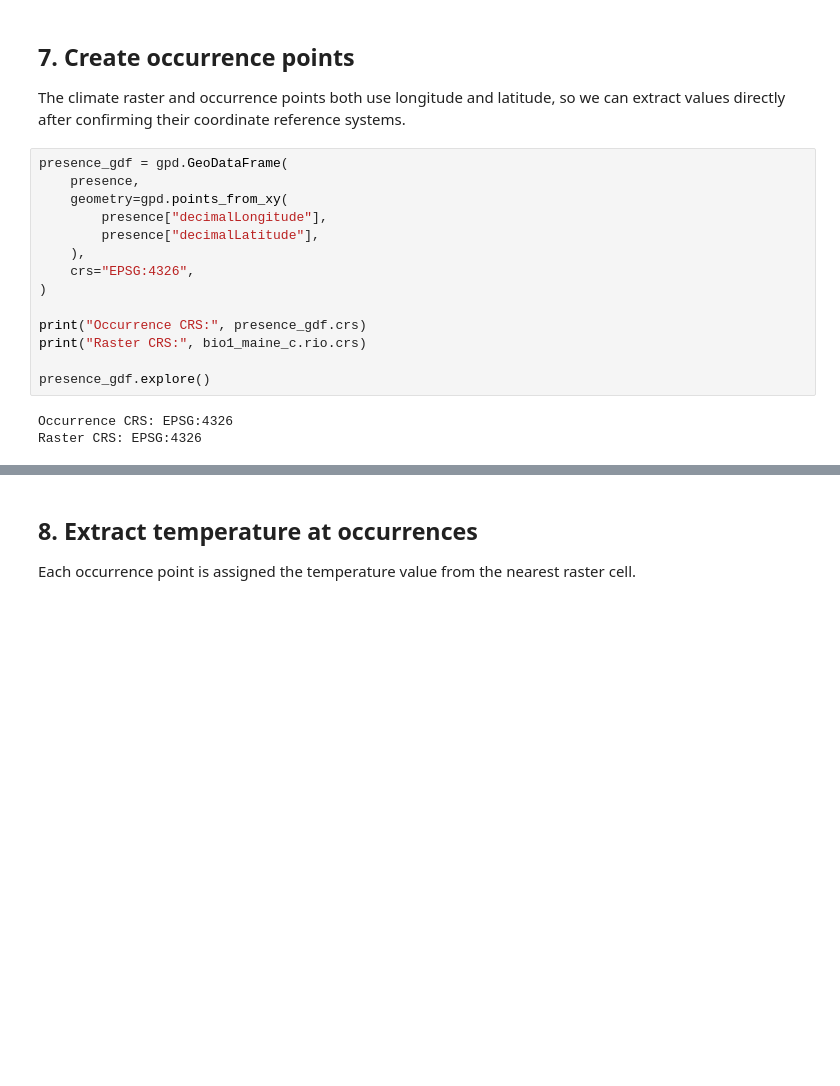
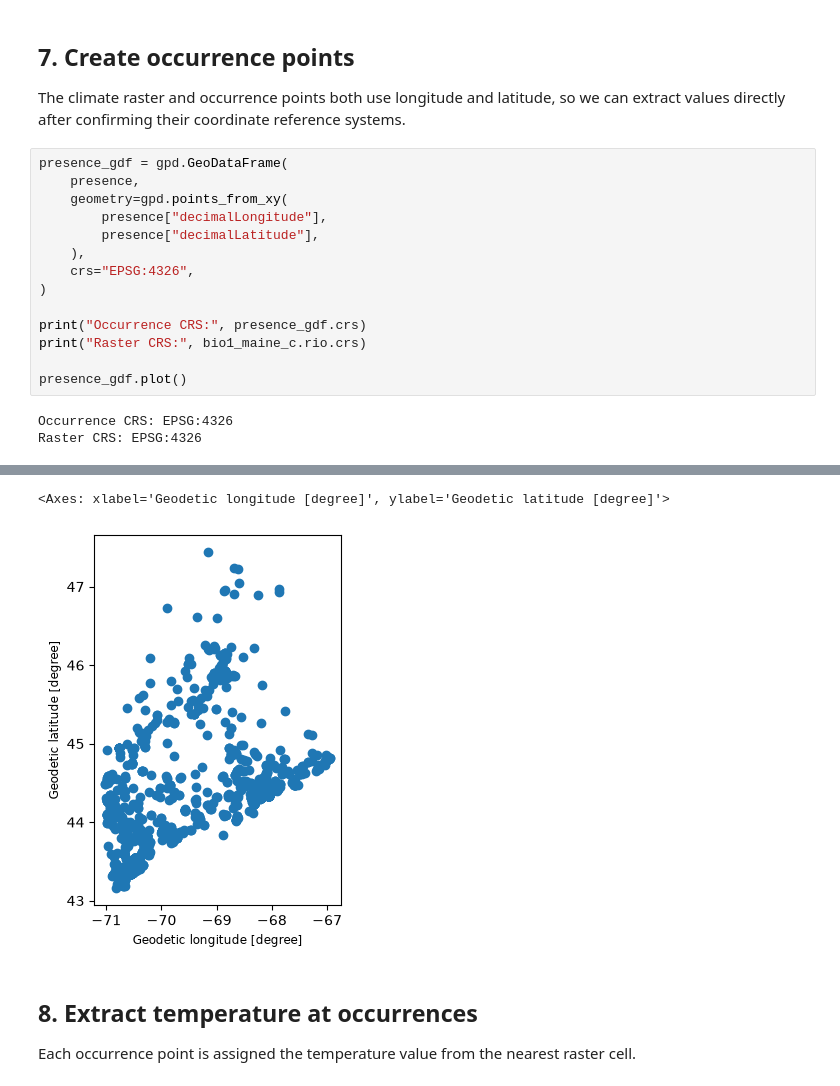
Before and after one commit to Braeclin/BIO597-SpatialBiodiversity, a Jupyter notebook: docs/labs/Lab06-FirstPrinciplesSDM.ipynb, the cells around one changed output, grey strips where cells are left out. Drawn from its saved outputs; the diff is of its cells as text; blank space fills up the shorter version.

```diff
--- a/docs/labs/Lab06-FirstPrinciplesSDM.ipynb
+++ b/docs/labs/Lab06-FirstPrinciplesSDM.ipynb
@@ -195,7 +199,7 @@ presence_gdf = gpd.GeoDataFrame(
 print("Occurrence CRS:", presence_gdf.crs)
 print("Raster CRS:", bio1_maine_c.rio.crs)
 
-presence_gdf.explore()
+presence_gdf.plot()
 # %% [output]
 Occurrence CRS: EPSG:4326
 Raster CRS: EPSG:4326
@@ -203,3 +206,5 @@ Raster CRS: EPSG:4326
+<Axes: xlabel='Geodetic longitude [degree]', ylabel='Geodetic latitude [degree]'>
+[figure, added]
 # %% [markdown]
 ## 8. Extract temperature at occurrences
 
```
Also changed, not shown: parts of 17 cells of this notebook, 1 other file.
